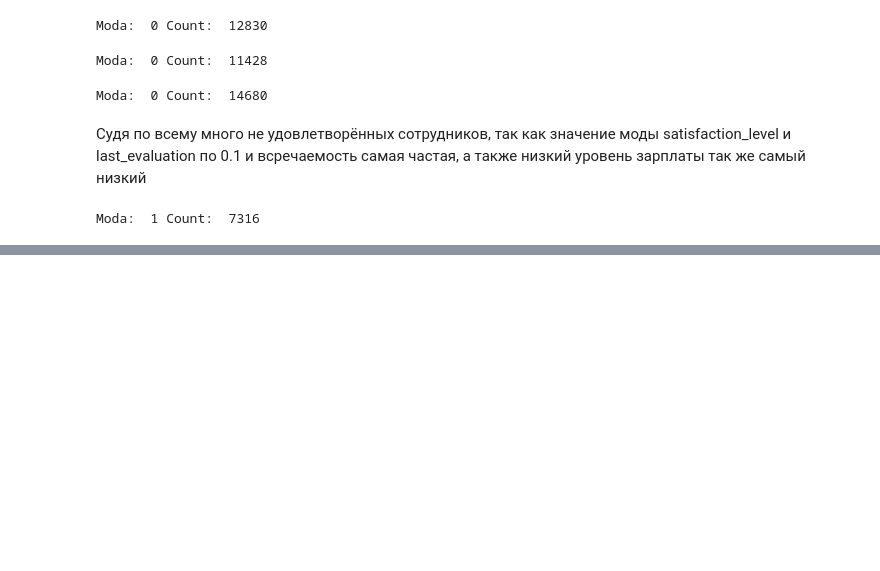
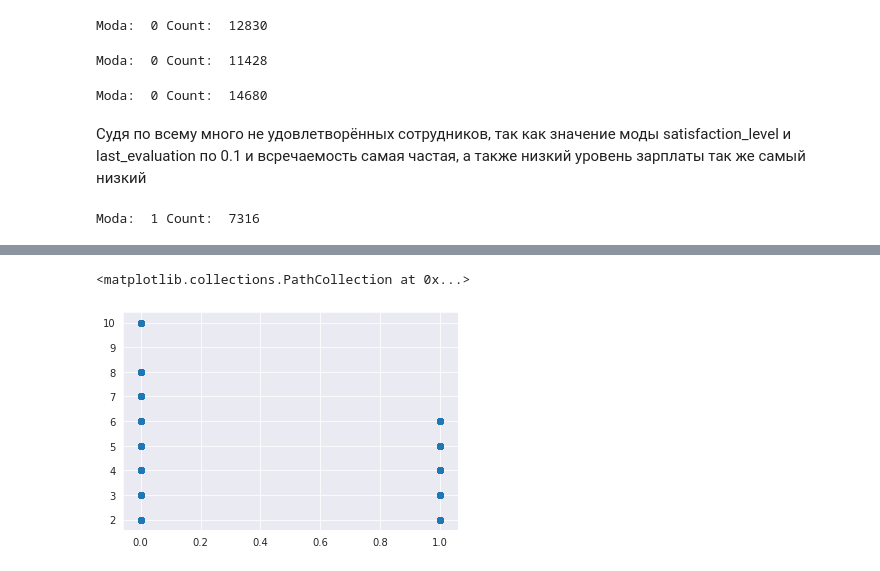
Before and after one commit to Geringer13/Netology_pyda, a Jupyter notebook: Diploma_work.ipynb, the cells around one changed output, grey strips where cells are left out. Saved outputs shown, nothing was run; the diff lists cells and outputs as text; code cells hidden in the pictures; blank space fills up the shorter version.

```diff
--- a/Diploma_work.ipynb
+++ b/Diploma_work.ipynb
@@ -281,0 +318,6 @@ data.head()
+# %%
+# Тут мы видим, что уволившиеся сотрудники максимум работали до 6-ти лет
+plt.scatter(data['left'], data['time_spend_company'])
+# %% [output]
+<matplotlib.collections.PathCollection at 0x...>
+[figure, added]
```
Also changed, not shown: parts of 32 cells of this notebook.
